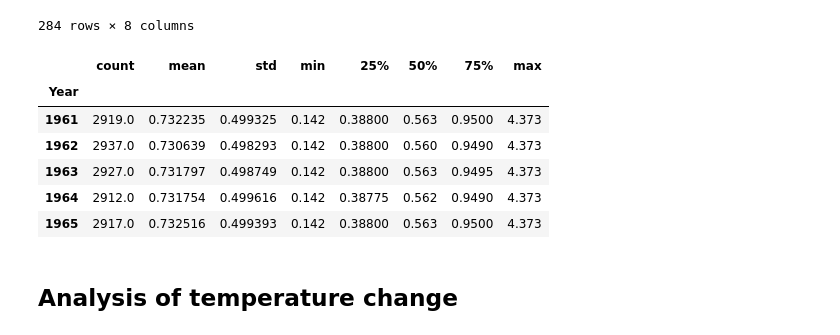
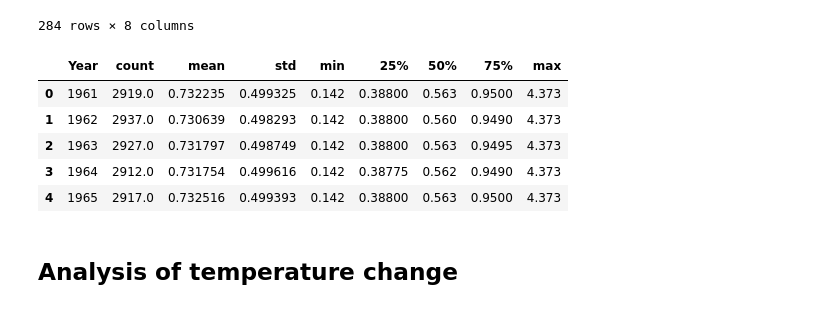
Before and after one commit to stacyshki/TemperatureChangeVisualization, a Jupyter notebook: FINAL PROJECT.ipynb, the cells around one changed output. Cells and saved outputs as stored; diff of their text form; code cells hidden in the pictures.

```diff
--- a/FINAL PROJECT.ipynb
+++ b/FINAL PROJECT.ipynb
@@ -162,16 +164,16 @@ dsad
 284 rows × 8 columns
 # %%
 dsyd = df_std_melted.groupby("Year")["Standard Deviation"].describe()
-dsyd.to_csv('Described_parts/stdDescYear.csv')
+dsyd = dsyd.reset_index()
+dsyd.to_csv('Described_parts/stdDescYear.csv',index=False,header=True)
 dsyd.head()
 # %% [output]
-|  | count | mean | std | min | 25% | 50% | 75% | max |
-| Year |  |  |  |  |  |  |  |  |
-| 1961 | 2919.0 | 0.732235 | 0.499325 | 0.142 | 0.38800 | 0.563 | 0.9500 | 4.373 |
-| 1962 | 2937.0 | 0.730639 | 0.498293 | 0.142 | 0.38800 | 0.560 | 0.9490 | 4.373 |
-| 1963 | 2927.0 | 0.731797 | 0.498749 | 0.142 | 0.38800 | 0.563 | 0.9495 | 4.373 |
-| 1964 | 2912.0 | 0.731754 | 0.499616 | 0.142 | 0.38775 | 0.562 | 0.9490 | 4.373 |
-| 1965 | 2917.0 | 0.732516 | 0.499393 | 0.142 | 0.38800 | 0.563 | 0.9500 | 4.373 |
+|  | Year | count | mean | std | min | 25% | 50% | 75% | max |
+| 0 | 1961 | 2919.0 | 0.732235 | 0.499325 | 0.142 | 0.38800 | 0.563 | 0.9500 | 4.373 |
+| 1 | 1962 | 2937.0 | 0.730639 | 0.498293 | 0.142 | 0.38800 | 0.560 | 0.9490 | 4.373 |
+| 2 | 1963 | 2927.0 | 0.731797 | 0.498749 | 0.142 | 0.38800 | 0.563 | 0.9495 | 4.373 |
+| 3 | 1964 | 2912.0 | 0.731754 | 0.499616 | 0.142 | 0.38775 | 0.562 | 0.9490 | 4.373 |
+| 4 | 1965 | 2917.0 | 0.732516 | 0.499393 | 0.142 | 0.38800 | 0.563 | 0.9500 | 4.373 |
 # %% [markdown]
 ## Analysis of temperature change
 # %%
```
Also changed, not shown: parts of 7 cells of this notebook, 1 other file.
